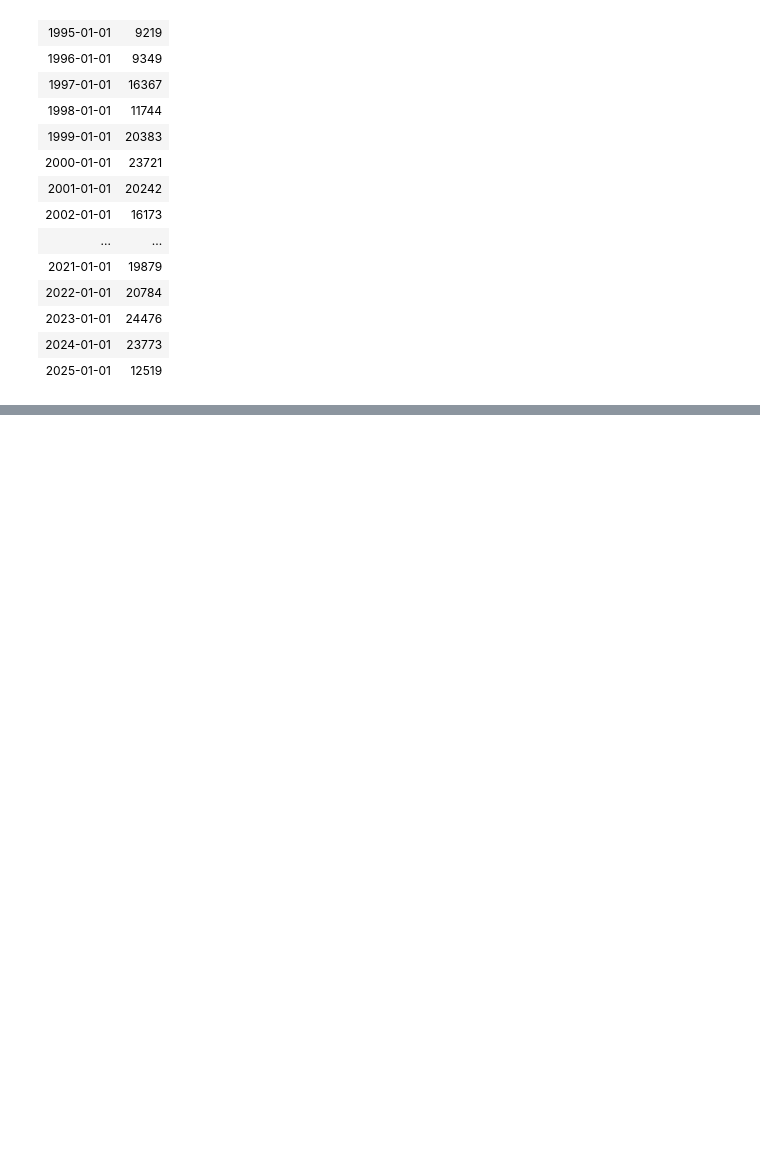
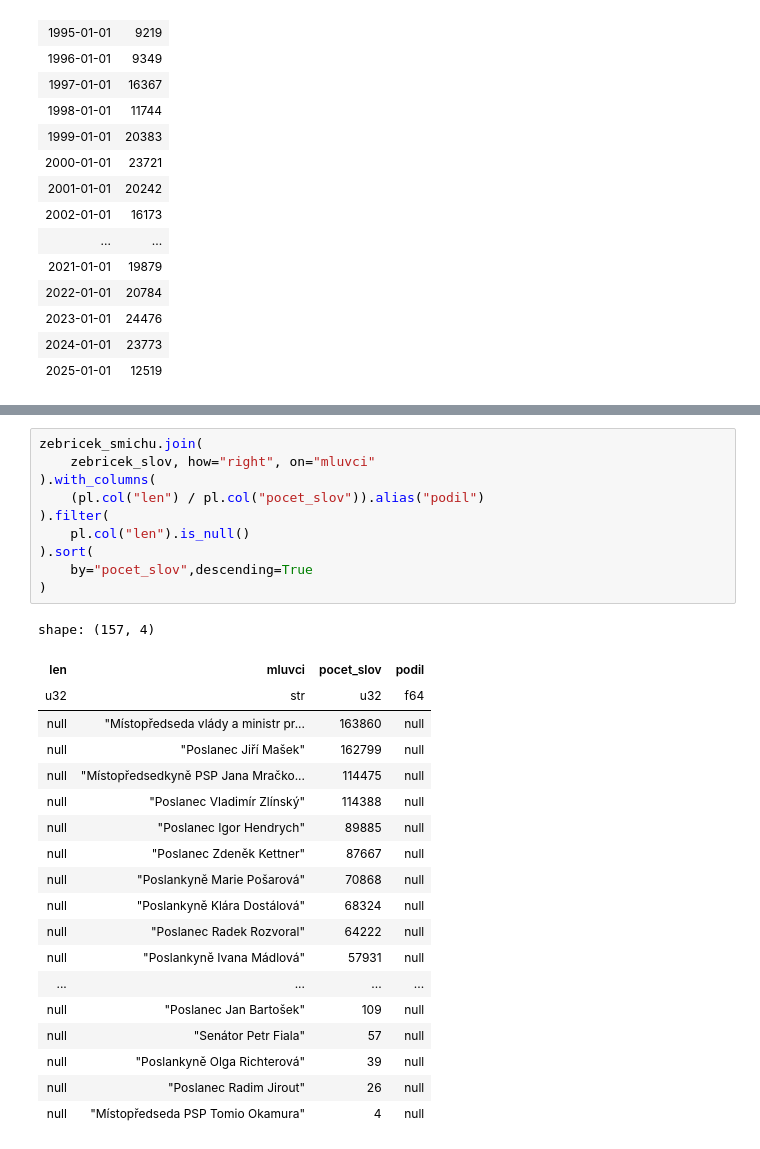
Before and after one commit to DataRozhlas/stenoprotokoly, a Jupyter notebook: 102_smich_potlesk_buceni.ipynb, the cells around one changed output, grey strips where cells are left out. Drawn from its saved outputs; the diff is of its cells as text; blank space fills up the shorter version.

```diff
--- a/102_smich_potlesk_buceni.ipynb
+++ b/102_smich_potlesk_buceni.ipynb
@@ -331,0 +748,30 @@ shape: (33, 2)
+# %%
+zebricek_smichu.join(
+    zebricek_slov, how="right", on="mluvci"
+).with_columns(
+    (pl.col("len") / pl.col("pocet_slov")).alias("podil")
+).filter(
+    pl.col("len").is_null()
+).sort(
+    by="pocet_slov",descending=True
+)
+# %% [output]
+shape: (157, 4)
+| len | mluvci | pocet_slov | podil |
+| u32 | str | u32 | f64 |
+| null | "Místopředseda vlády a ministr pr... | 163860 | null |
+| null | "Poslanec Jiří Mašek" | 162799 | null |
+| null | "Místopředsedkyně PSP Jana Mračko... | 114475 | null |
+| null | "Poslanec Vladimír Zlínský" | 114388 | null |
+| null | "Poslanec Igor Hendrych" | 89885 | null |
+| null | "Poslanec Zdeněk Kettner" | 87667 | null |
+| null | "Poslankyně Marie Pošarová" | 70868 | null |
+| null | "Poslankyně Klára Dostálová" | 68324 | null |
+| null | "Poslanec Radek Rozvoral" | 64222 | null |
+| null | "Poslankyně Ivana Mádlová" | 57931 | null |
+| ... | ... | ... | ... |
+| null | "Poslanec Jan Bartošek" | 109 | null |
+| null | "Senátor Petr Fiala" | 57 | null |
+| null | "Poslankyně Olga Richterová" | 39 | null |
+| null | "Poslanec Radim Jirout" | 26 | null |
+| null | "Místopředseda PSP Tomio Okamura" | 4 | null |
```
Also changed, not shown: parts of 43 cells of this notebook, 4 other files.
